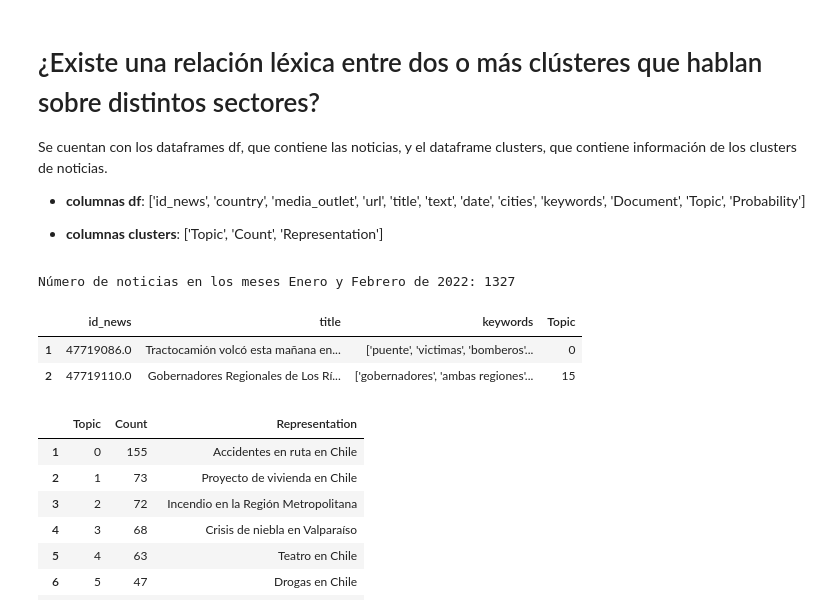
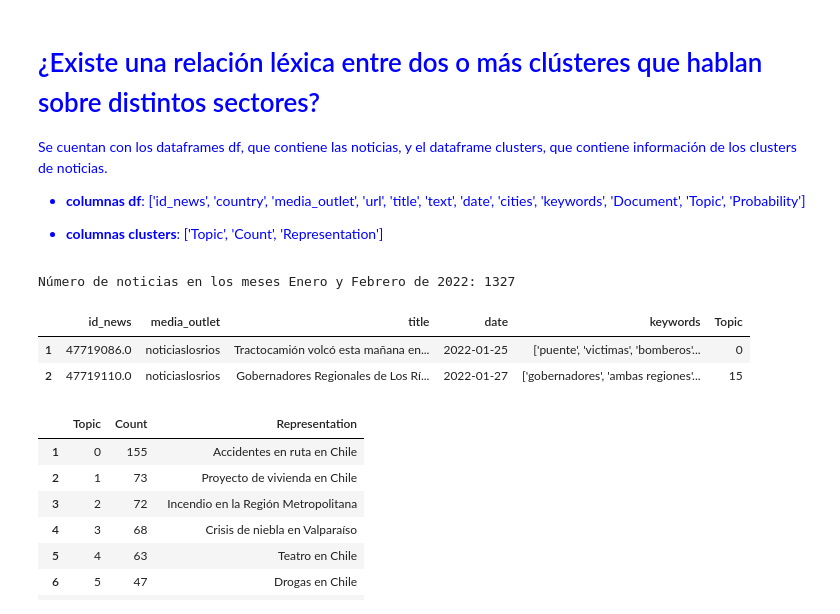
Before and after one commit to recmera/graph-based-issue-detection, a Jupyter notebook: 3-net.ipynb, the cells around one changed output. Drawn from its saved outputs; the diff is of its cells as text; code cells hidden in the pictures.

```diff
--- a/3-net.ipynb
+++ b/3-net.ipynb
@@ -1,4 +1,6 @@
 # %% [markdown]
+<span style="color:blue">
+
 # ¿Existe una relación léxica entre dos o más clústeres que hablan sobre distintos sectores?
 
 
@@ -7,6 +9,8 @@ Se cuentan con los dataframes df, que contiene las noticias, y el dataframe clus
 - **columnas df**: ['id_news', 'country', 'media_outlet', 'url', 'title', 'text', 'date', 'cities', 'keywords', 'Document', 'Topic', 'Probability']
 
 - **columnas clusters**: ['Topic', 'Count', 'Representation']
+
+</span>
 # %%
 import re
 import sys
@@ -15,37 +19,37 @@ import networkx as nx
 import matplotlib.pyplot as plt
 
 sys.path.append('scripts/')
 
 from utils import get_representative_description
 from utils import create_graph
 from utils import sort_nodes_by_degree_centrality
 from utils import determine_edge_weights
 from utils import visualize_graph
 
 # Configuración de opciones de visualización de Pandas
 pd.set_option('display.max_rows', None)
 pd.set_option('display.max_colwidth', 255)
 
 # Lectura del archivo CSV de noticias
 df = pd.read_csv("data/noticias-etiquetadas2.csv")
-df.drop(columns=["Unnamed: 0", "text", "media_outlet", "url", "cities", "Probability", "date", "country", "Document"], inplace=True)
+df.drop(columns=["Unnamed: 0", "text", "url", "cities", "Probability", "country", "Document"], inplace=True)
 df.drop(df[df['Topic'] == -1].index, inplace=True)
 
 def clean_title(title):
     split_title = title.split('-')[0]
     return split_title
 
 df["title"] = df["title"].apply(clean_title)
 df.drop_duplicates(subset=['title'], inplace=True)
 
 # Imprimir el número de noticias en los meses Enero y Febrero de 2022
 print("Número de noticias en los meses Enero y Febrero de 2022:", len(df))
 df.head(2)
 # %% [output]
 Número de noticias en los meses Enero y Febrero de 2022: 1327
-|  | id_news | title | keywords | Topic |
-| 1 | 47719086.0 | Tractocamión volcó esta mañana en... | ['puente', 'victimas', 'bomberos'... | 0 |
-| 2 | 47719110.0 | Gobernadores Regionales de Los Rí... | ['gobernadores', 'ambas regiones'... | 15 |
+|  | id_news | media_outlet | title | date | keywords | Topic |
+| 1 | 47719086.0 | noticiaslosrios | Tractocamión volcó esta mañana en... | 2022-01-25 | ['puente', 'victimas', 'bomberos'... | 0 |
+| 2 | 47719110.0 | noticiaslosrios | Gobernadores Regionales de Los Rí... | 2022-01-27 | ['gobernadores', 'ambas regiones'... | 15 |
 # %%
 # Lectura del archivo CSV de clusters
 clusters = pd.read_csv("data/clusters2.csv")
```
Also changed, not shown: parts of 21 cells of this notebook, 1 other file.
